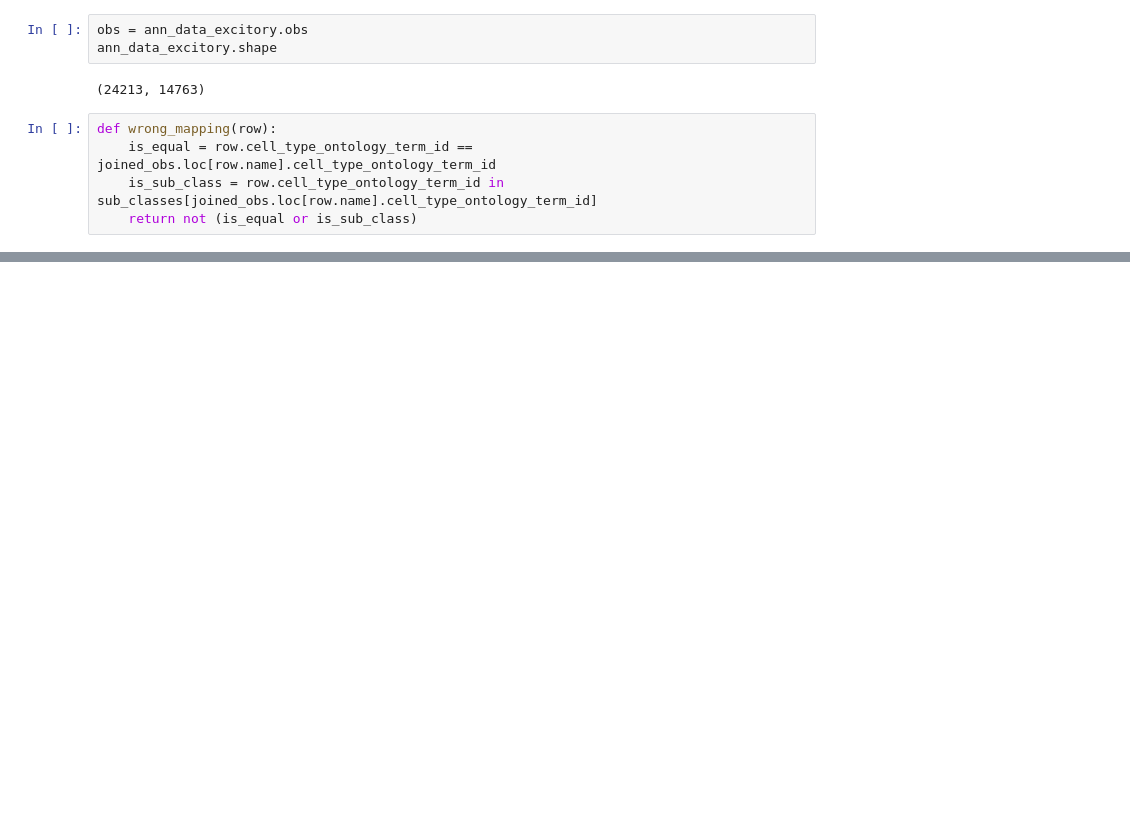
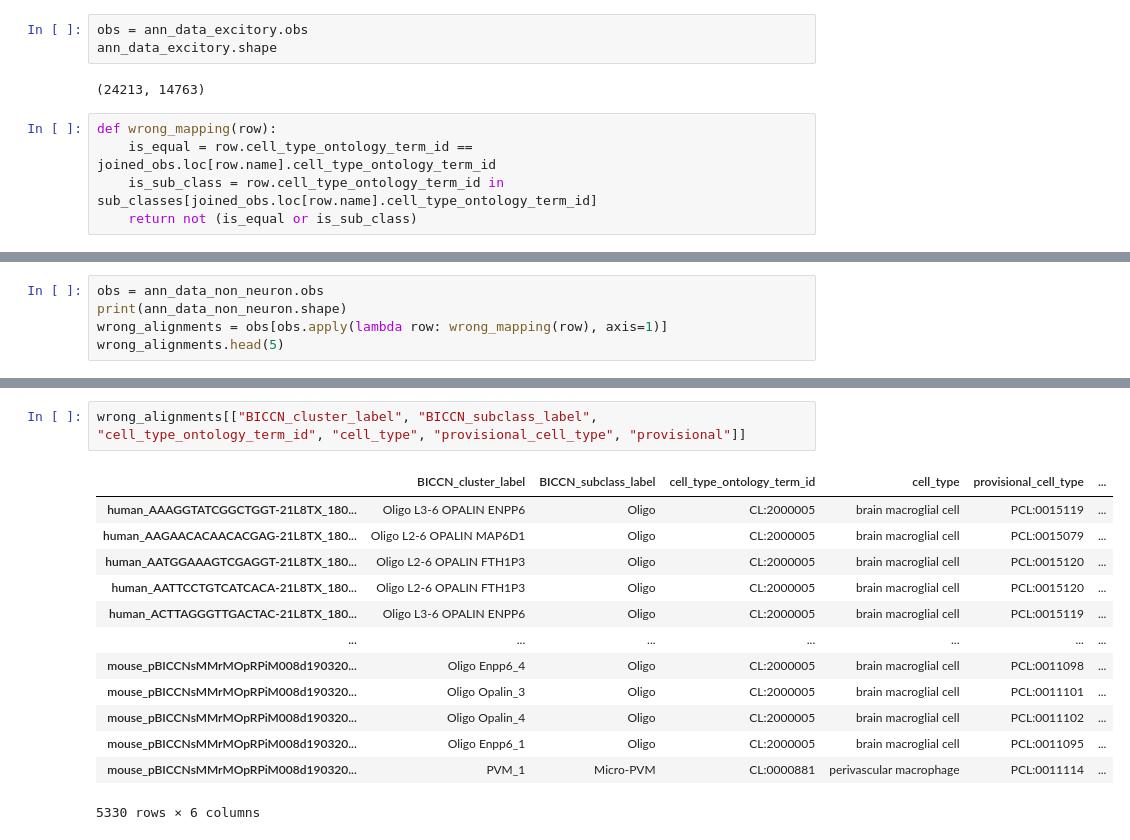
Before and after one commit to hkir-dev/h5ad-annotation, a Jupyter notebook: BDSO-multi-species-correlation.ipynb, the cells around one changed output, grey strips where cells are left out. Cells and saved outputs as stored; diff of their text form; blank space fills up the shorter version.

```diff
--- a/BDSO-multi-species-correlation.ipynb
+++ b/BDSO-multi-species-correlation.ipynb
@@ -564,0 +559,5 @@ Name: human_AACCTTTCATTGGATC-21L8TX_180927_001_A01, dtype: object
+# %%
+obs = ann_data_non_neuron.obs
+print(ann_data_non_neuron.shape)
+wrong_alignments = obs[obs.apply(lambda row: wrong_mapping(row), axis=1)]
+wrong_alignments.head(5)
@@ -564,0 +573,16 @@ Name: human_AACCTTTCATTGGATC-21L8TX_180927_001_A01, dtype: object
+# %%
+wrong_alignments[["BICCN_cluster_label", "BICCN_subclass_label", "cell_type_ontology_term_id", "cell_type", "provisional_cell_type", "provisional"]]
+# %% [output]
+|  | BICCN_cluster_label | BICCN_subclass_label | cell_type_ontology_term_id | cell_type | provisional_cell_type | ... |
+| human_AAAGGTATCGGCTGGT-21L8TX_180... | Oligo L3-6 OPALIN ENPP6 | Oligo | CL:2000005 | brain macroglial cell | PCL:0015119 | ... |
+| human_AAGAACACAACACGAG-21L8TX_180... | Oligo L2-6 OPALIN MAP6D1 | Oligo | CL:2000005 | brain macroglial cell | PCL:0015079 | ... |
+| human_AATGGAAAGTCGAGGT-21L8TX_180... | Oligo L2-6 OPALIN FTH1P3 | Oligo | CL:2000005 | brain macroglial cell | PCL:0015120 | ... |
+| human_AATTCCTGTCATCACA-21L8TX_180... | Oligo L2-6 OPALIN FTH1P3 | Oligo | CL:2000005 | brain macroglial cell | PCL:0015120 | ... |
+| human_ACTTAGGGTTGACTAC-21L8TX_180... | Oligo L3-6 OPALIN ENPP6 | Oligo | CL:2000005 | brain macroglial cell | PCL:0015119 | ... |
+| ... | ... | ... | ... | ... | ... | ... |
+| mouse_pBICCNsMMrMOpRPiM008d190320... | Oligo Enpp6_4 | Oligo | CL:2000005 | brain macroglial cell | PCL:0011098 | ... |
+| mouse_pBICCNsMMrMOpRPiM008d190320... | Oligo Opalin_3 | Oligo | CL:2000005 | brain macroglial cell | PCL:0011101 | ... |
+| mouse_pBICCNsMMrMOpRPiM008d190320... | Oligo Opalin_4 | Oligo | CL:2000005 | brain macroglial cell | PCL:0011102 | ... |
+| mouse_pBICCNsMMrMOpRPiM008d190320... | Oligo Enpp6_1 | Oligo | CL:2000005 | brain macroglial cell | PCL:0011095 | ... |
+| mouse_pBICCNsMMrMOpRPiM008d190320... | PVM_1 | Micro-PVM | CL:0000881 | perivascular macrophage | PCL:0011114 | ... |
+5330 rows × 6 columns
```
Also changed, not shown: parts of 14 cells of this notebook.
